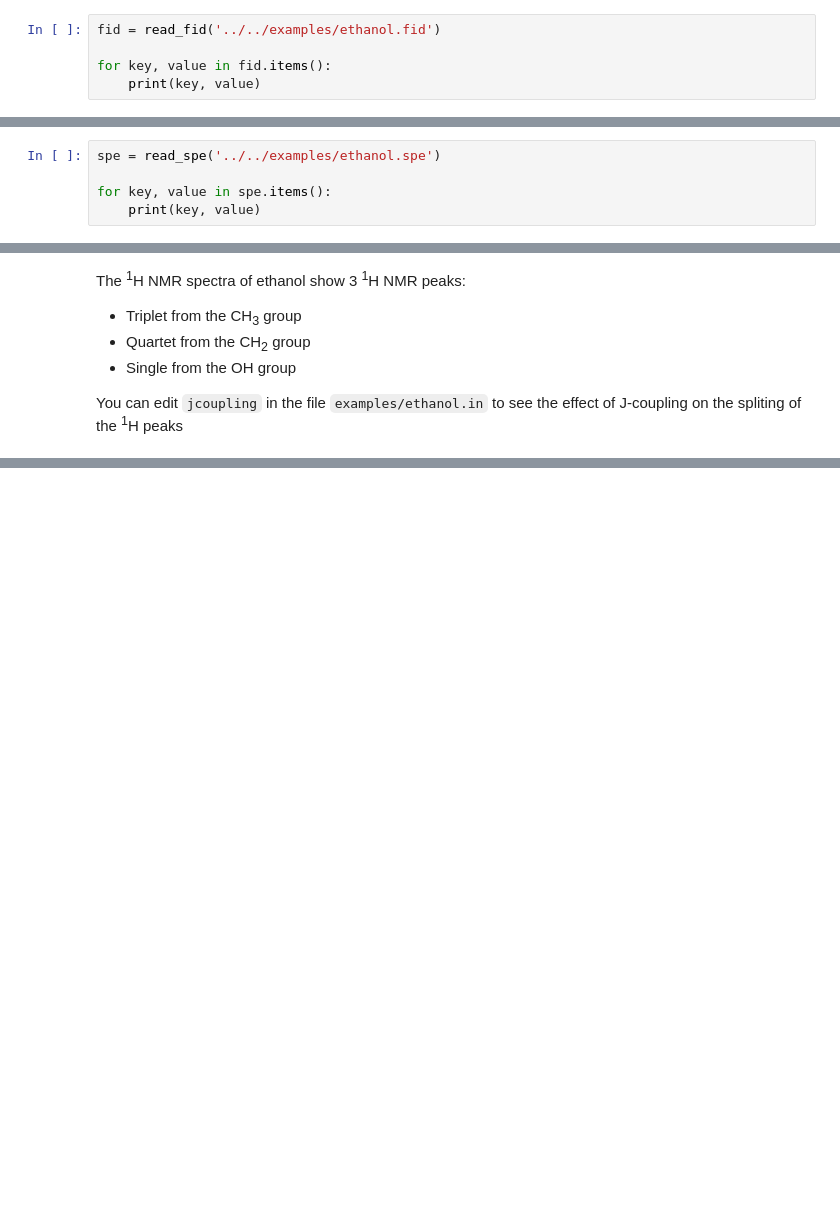
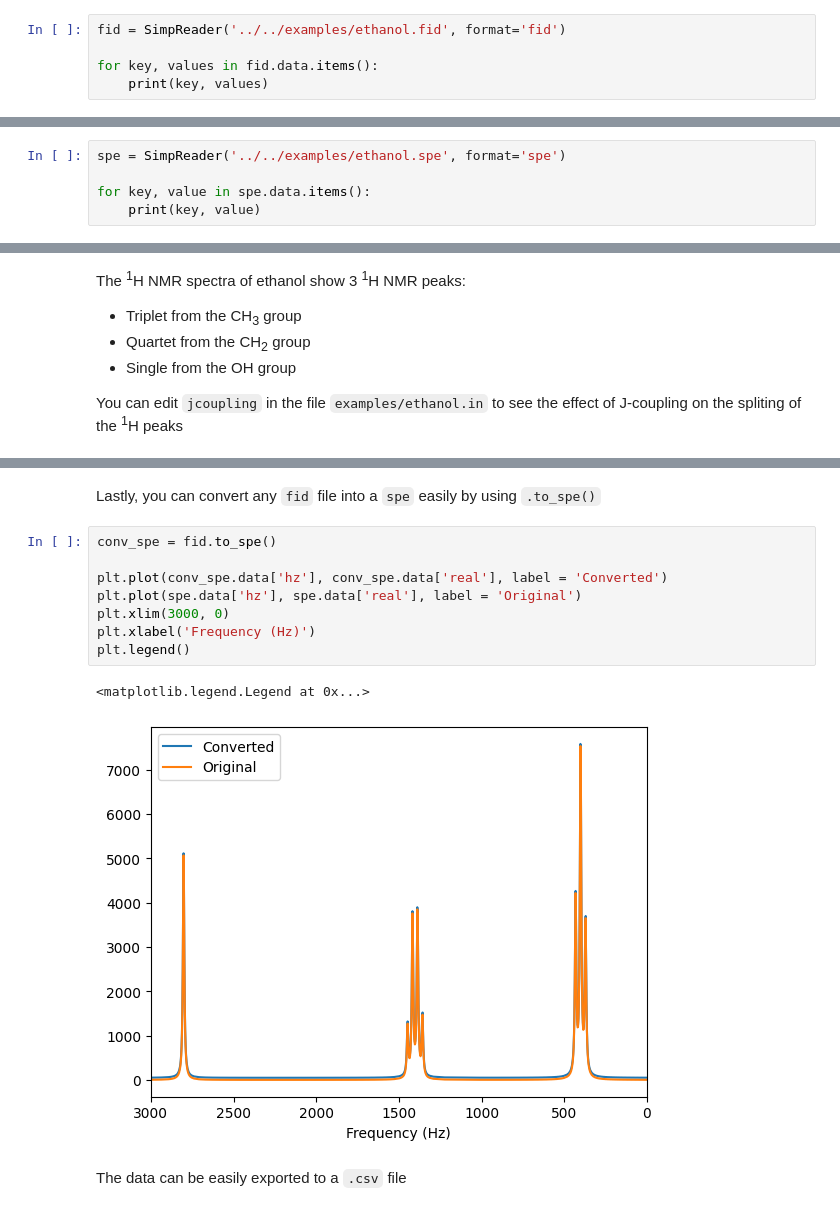
Before and after one commit to carlosbornes/simpyson, a Jupyter notebook: docs/user_guide/read_files.ipynb, the cells around one changed output, grey strips where cells are left out. Drawn from its saved outputs; the diff is of its cells as text; blank space fills up the shorter version.

Commit message:
Update tutorial read files

```diff
--- a/docs/user_guide/read_files.ipynb
+++ b/docs/user_guide/read_files.ipynb
@@ -18,9 +18,9 @@ SimPYson provides the read_fid function, which reads a SIMPSON .fid file and cre
 - `sw`  - The spectral width.
 - `time` - The time in milliseconds.
 # %%
-fid = read_fid('../../examples/ethanol.fid')
+fid = SimpReader('../../examples/ethanol.fid', format='fid')
 
-for key, value in fid.items():
-    print(key, value)
+for key, values in fid.data.items():
+    print(key, values)
 # %% [output]
 real [95.9999136 63.5468932 20.9678205 ...  0.         0.         0.       ]
@@ -46,9 +46,9 @@ SimPYson provides the `read_spe` function, which reads a SIMPSON `.spe` file and
 - `sw`  - The spectral width.
 - `hz` - The frequency in Hz.
 # %%
-spe = read_spe('../../examples/ethanol.spe')
+spe = SimpReader('../../examples/ethanol.spe', format='spe')
 
-for key, value in spe.items():
+for key, value in spe.data.items():
     print(key, value)
 # %% [output]
 real [0.18006085 0.19032725 0.1798519  ... 0.19060431 0.18027098 0.19046516]
@@ -82,3 +82,18 @@ plt.xlim(8, 0)
 # %% [output]
 (8.0, 0.0)
 [figure]
+# %% [markdown]
+Lastly, you can convert any `fid` file into a `spe` easily by using `.to_spe()`
+# %%
+conv_spe = fid.to_spe()
+
+plt.plot(conv_spe.data['hz'], conv_spe.data['real'], label = 'Converted')
+plt.plot(spe.data['hz'], spe.data['real'], label = 'Original')
+plt.xlim(3000, 0)
+plt.xlabel('Frequency (Hz)')
+plt.legend()
+# %% [output]
+<matplotlib.legend.Legend at 0x...>
+[figure, added]
+# %% [markdown]
+The data can be easily exported to a `.csv` file
```
Also changed, not shown: parts of 10 cells of this notebook.
